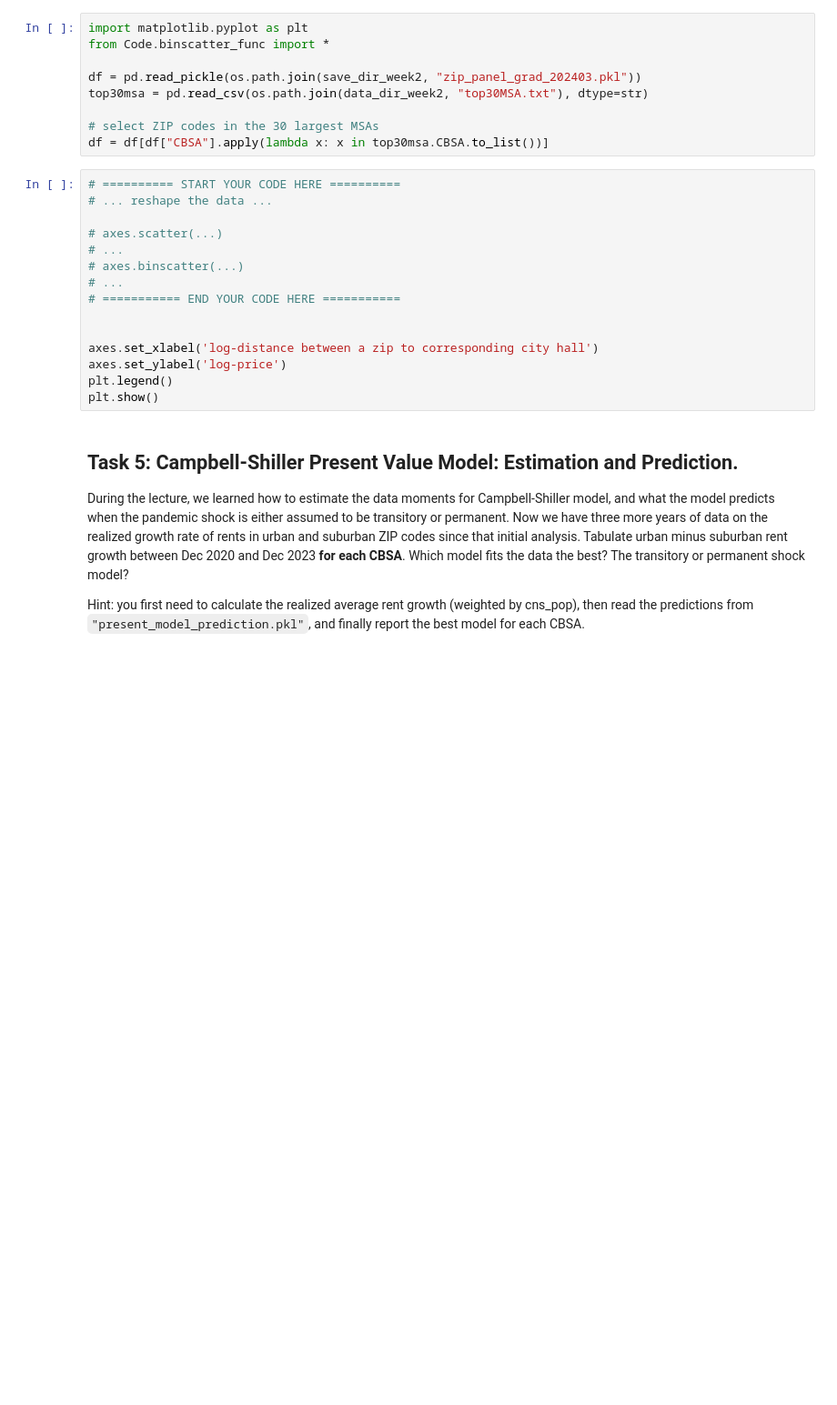
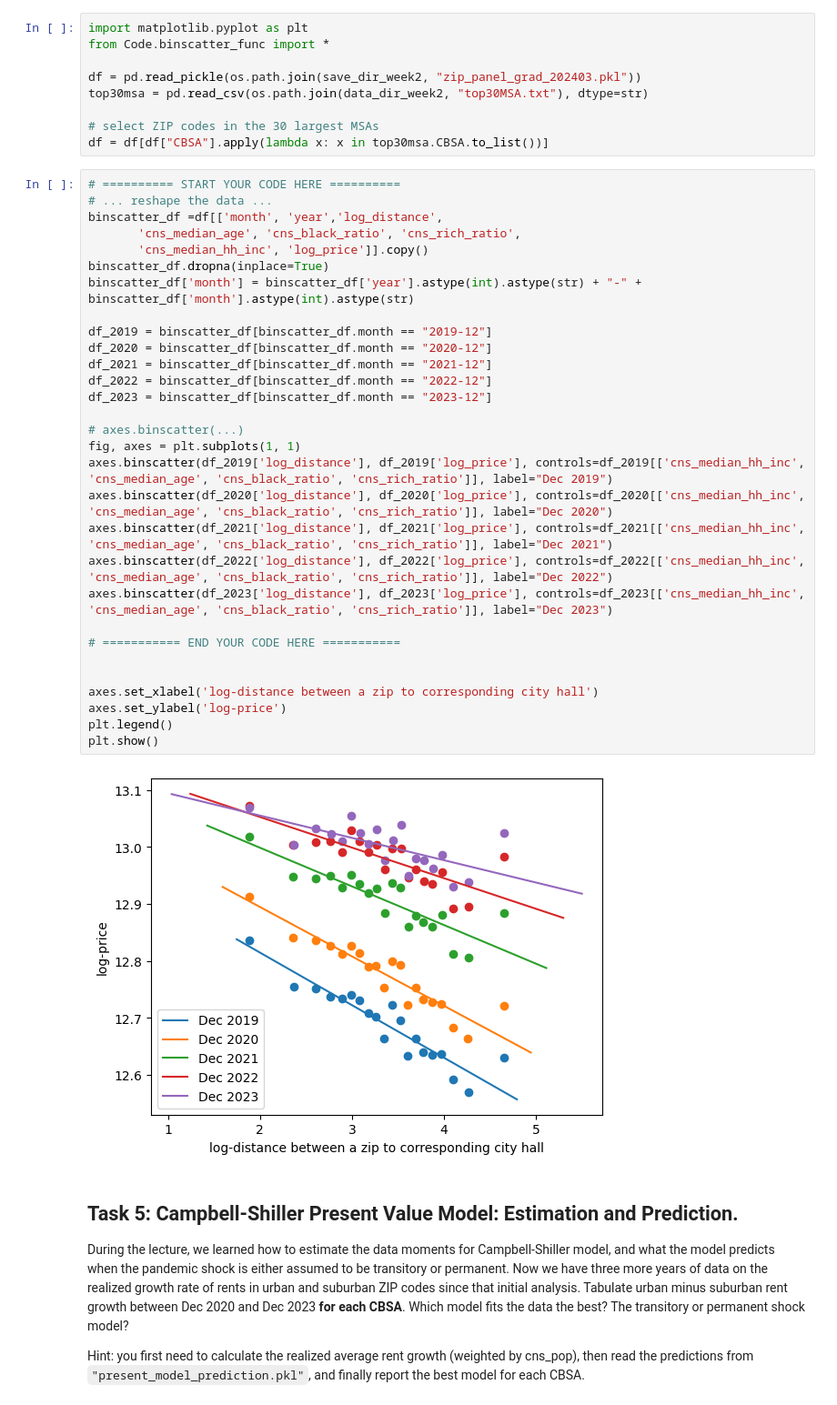
Before and after one commit to leobruell/real-estate-analytics, a Jupyter notebook: Module 5 - House Prices/Code/problem_sets/Module_5_Assignment_Leo_Bruell.ipynb, the cells around one changed output. Shown: that part at 91% size. Drawn from its saved outputs; the diff is of its cells as text; blank space fills up the shorter version.

```diff
--- a/Module 5 - House Prices/Code/problem_sets/Module_5_Assignment_Leo_Bruell.ipynb
+++ b/Module 5 - House Prices/Code/problem_sets/Module_5_Assignment_Leo_Bruell.ipynb
@@ -404,18 +404,35 @@ df = df[df["CBSA"].apply(lambda x: x in top30msa.CBSA.to_list())]
 # %%
 # ========== START YOUR CODE HERE ==========
 # ... reshape the data ...
+binscatter_df =df[['month', 'year','log_distance',
+       'cns_median_age', 'cns_black_ratio', 'cns_rich_ratio',
+       'cns_median_hh_inc', 'log_price']].copy()
+binscatter_df.dropna(inplace=True)
+binscatter_df['month'] = binscatter_df['year'].astype(int).astype(str) + "-" + binscatter_df['month'].astype(int).astype(str)
 
-# axes.scatter(...)
-# ...
+df_2019 = binscatter_df[binscatter_df.month == "2019-12"]
+df_2020 = binscatter_df[binscatter_df.month == "2020-12"]
+df_2021 = binscatter_df[binscatter_df.month == "2021-12"]
+df_2022 = binscatter_df[binscatter_df.month == "2022-12"]
+df_2023 = binscatter_df[binscatter_df.month == "2023-12"]
+
 # axes.binscatter(...)
-# ...
+fig, axes = plt.subplots(1, 1)
+axes.binscatter(df_2019['log_distance'], df_2019['log_price'], controls=df_2019[['cns_median_hh_inc', 'cns_median_age', 'cns_black_ratio', 'cns_rich_ratio']], label="Dec 2019")
+axes.binscatter(df_2020['log_distance'], df_2020['log_price'], controls=df_2020[['cns_median_hh_inc', 'cns_median_age', 'cns_black_ratio', 'cns_rich_ratio']], label="Dec 2020")
+axes.binscatter(df_2021['log_distance'], df_2021['log_price'], controls=df_2021[['cns_median_hh_inc', 'cns_median_age', 'cns_black_ratio', 'cns_rich_ratio']], label="Dec 2021")
+axes.binscatter(df_2022['log_distance'], df_2022['log_price'], controls=df_2022[['cns_median_hh_inc', 'cns_median_age', 'cns_black_ratio', 'cns_rich_ratio']], label="Dec 2022")
+axes.binscatter(df_2023['log_distance'], df_2023['log_price'], controls=df_2023[['cns_median_hh_inc', 'cns_median_age', 'cns_black_ratio', 'cns_rich_ratio']], label="Dec 2023")
+
 # =========== END YOUR CODE HERE ===========
 
 
 axes.set_xlabel('log-distance between a zip to corresponding city hall')
 axes.set_ylabel('log-price')
 plt.legend()
 plt.show()
+# %% [output]
+[figure, added]
 # %% [markdown]
 ## Task 5: Campbell-Shiller Present Value Model: Estimation and Prediction.
 
```
